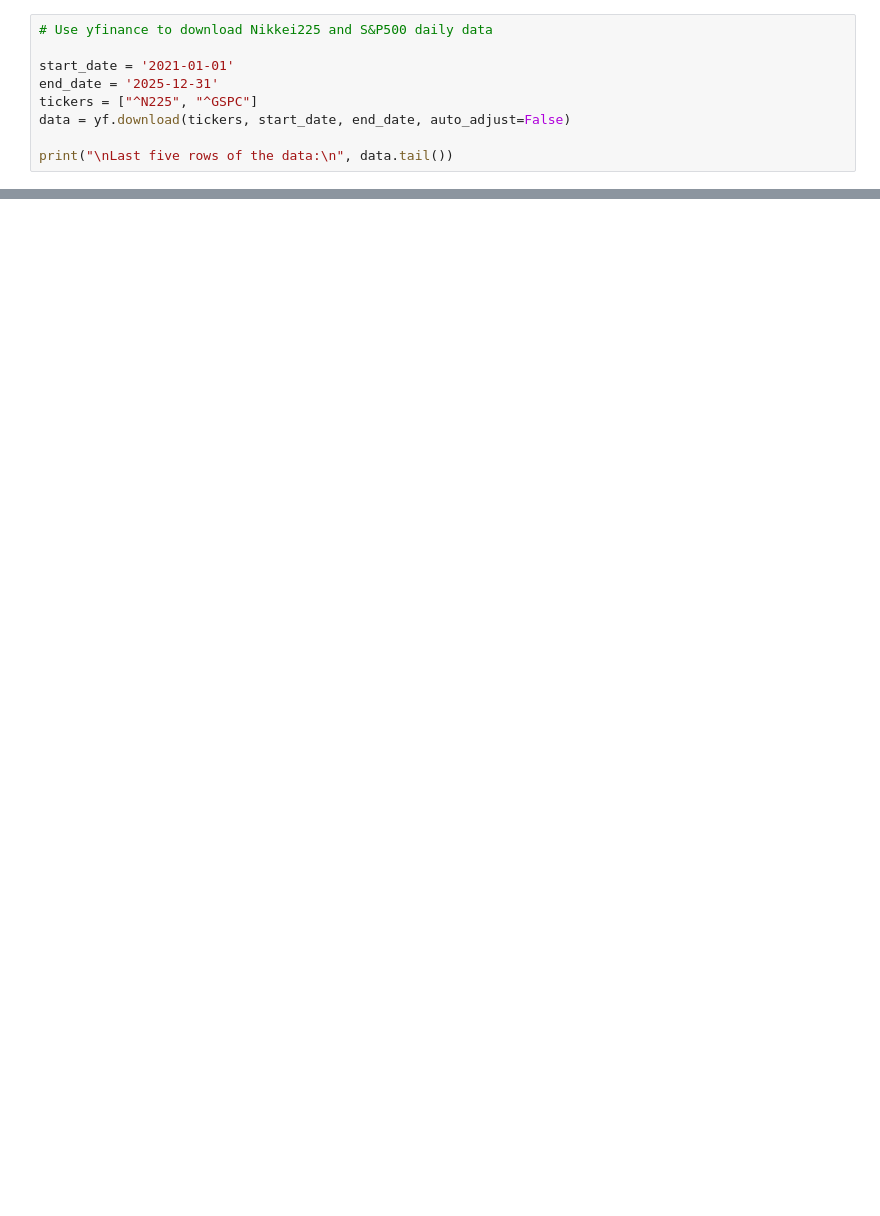
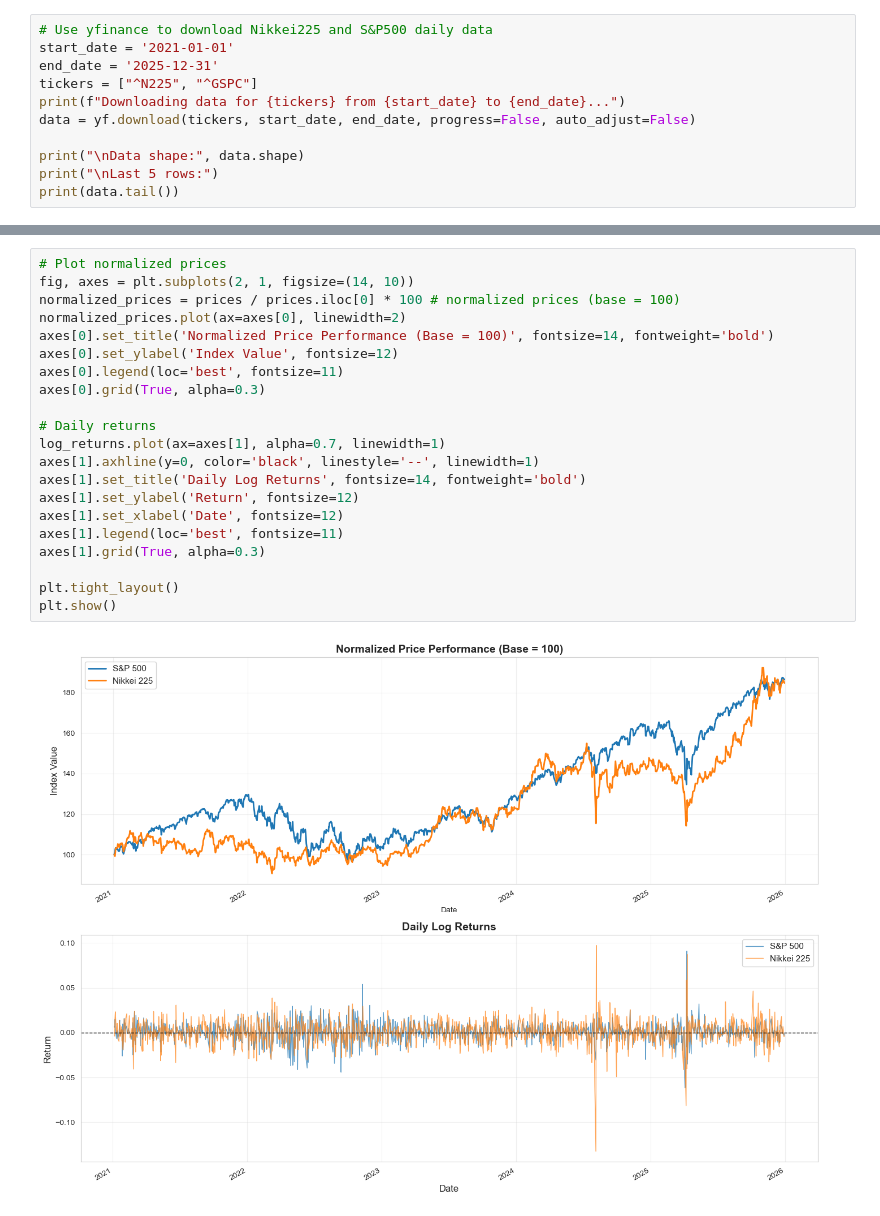
Before and after one commit to weitseu/Quant-Prep, a Jupyter notebook: stock_return_analysis.ipynb, the cells around one changed output, grey strips where cells are left out. Cells and saved outputs as stored; diff of their text form; blank space fills up the shorter version.

```diff
--- a/stock_return_analysis.ipynb
+++ b/stock_return_analysis.ipynb
@@ -6,10 +10,12 @@ import matplotlib.pyplot as plt
 # %%
 # Use yfinance to download Nikkei225 and S&P500 daily data
-
 start_date = '2021-01-01'
 end_date = '2025-12-31'
 tickers = ["^N225", "^GSPC"]
-data = yf.download(tickers, start_date, end_date, auto_adjust=False)
+print(f"Downloading data for {tickers} from {start_date} to {end_date}...")
+data = yf.download(tickers, start_date, end_date, progress=False, auto_adjust=False)
 
-print("\nLast five rows of the data:\n", data.tail())
+print("\nData shape:", data.shape)
+print("\nLast 5 rows:")
+print(data.tail())
 # %% [output]
@@ -230,0 +88,23 @@ WULF   -0.317391  2.233950  2.649137  1.170276
+# %%
+# Plot normalized prices
+fig, axes = plt.subplots(2, 1, figsize=(14, 10))
+normalized_prices = prices / prices.iloc[0] * 100 # normalized prices (base = 100)
+normalized_prices.plot(ax=axes[0], linewidth=2)
+axes[0].set_title('Normalized Price Performance (Base = 100)', fontsize=14, fontweight='bold')
+axes[0].set_ylabel('Index Value', fontsize=12)
+axes[0].legend(loc='best', fontsize=11)
+axes[0].grid(True, alpha=0.3)
+
+# Daily returns
+log_returns.plot(ax=axes[1], alpha=0.7, linewidth=1)
+axes[1].axhline(y=0, color='black', linestyle='--', linewidth=1)
+axes[1].set_title('Daily Log Returns', fontsize=14, fontweight='bold')
+axes[1].set_ylabel('Return', fontsize=12)
+axes[1].set_xlabel('Date', fontsize=12)
+axes[1].legend(loc='best', fontsize=11)
+axes[1].grid(True, alpha=0.3)
+
+plt.tight_layout()
+plt.show()
+# %% [output]
+[figure, added]
```
Also changed, not shown: parts of 14 cells of this notebook, 7 other files.
